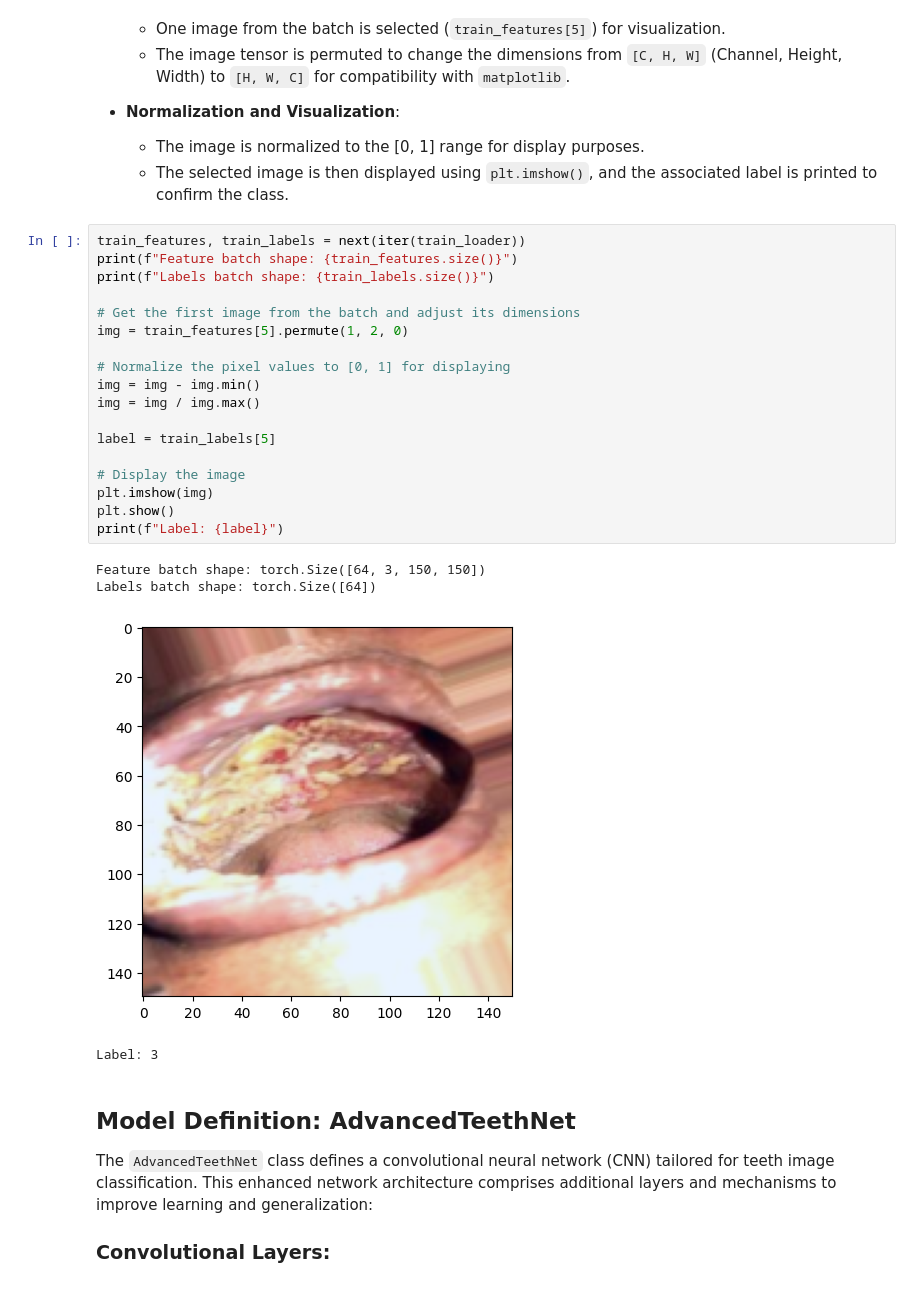
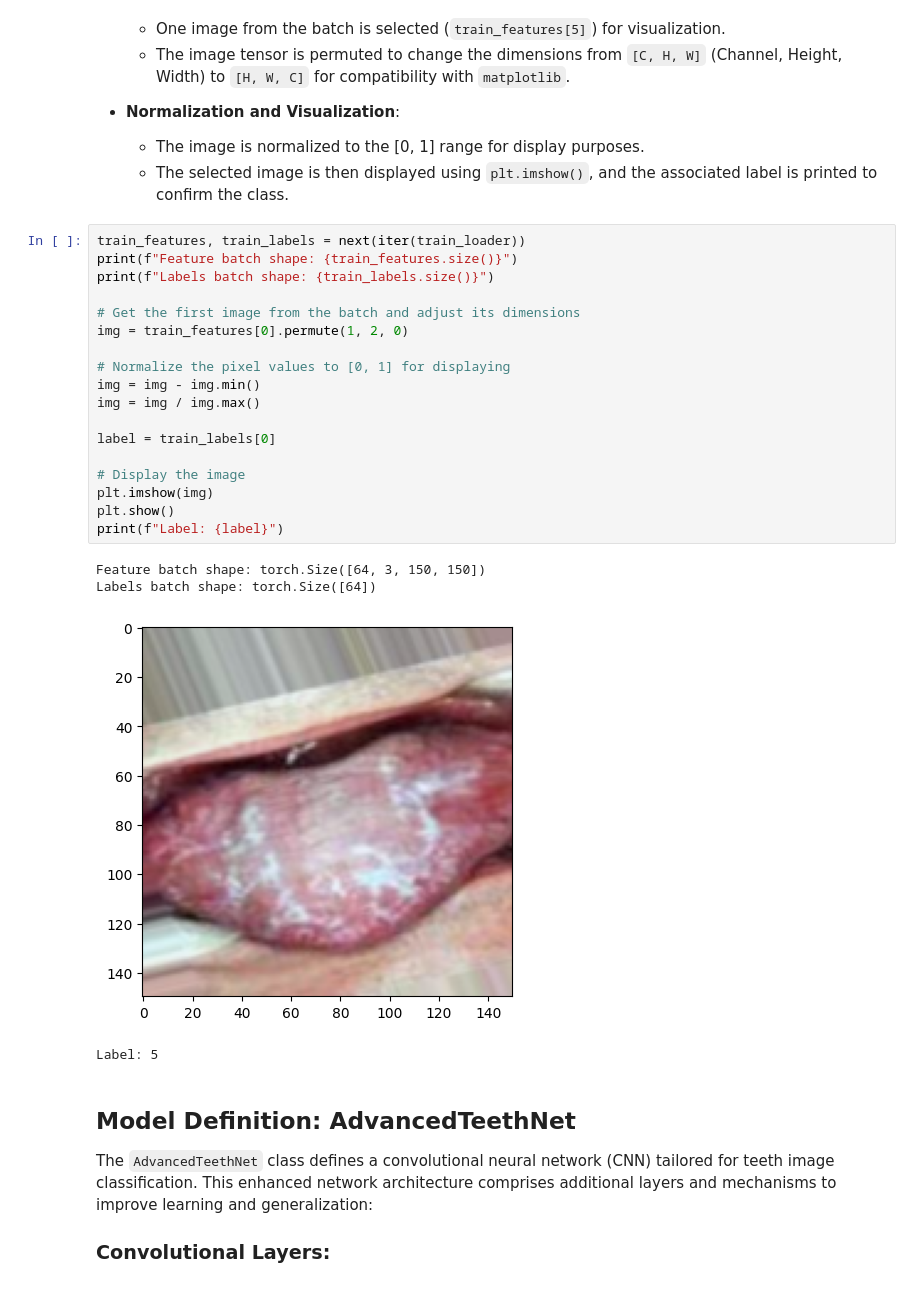
Before and after one commit to Hassouna9/Teeth-Disease-Recognition, a Jupyter notebook: Teeth_Classification.ipynb, the cells around one changed output. Cells and saved outputs as stored; diff of their text form.

```diff
--- a/Teeth_Classification.ipynb
+++ b/Teeth_Classification.ipynb
@@ -174,26 +174,26 @@ This step involves checking the integrity of the data loading and transformation
 # %%
 train_features, train_labels = next(iter(train_loader))
 print(f"Feature batch shape: {train_features.size()}")
 print(f"Labels batch shape: {train_labels.size()}")
 
 # Get the first image from the batch and adjust its dimensions
-img = train_features[5].permute(1, 2, 0)
+img = train_features[0].permute(1, 2, 0)
 
 # Normalize the pixel values to [0, 1] for displaying
 img = img - img.min()
 img = img / img.max()
 
-label = train_labels[5]
+label = train_labels[0]
 
 # Display the image
 plt.imshow(img)
 plt.show()
 print(f"Label: {label}")
 # %% [output]
 Feature batch shape: torch.Size([64, 3, 150, 150])
 Labels batch shape: torch.Size([64])
-[figure, old version]
+[figure, new version]
-Label: 3
+Label: 5
 # %% [markdown]
 ## Model Definition: AdvancedTeethNet
 
```
Also changed, not shown: parts of 6 cells of this notebook.
